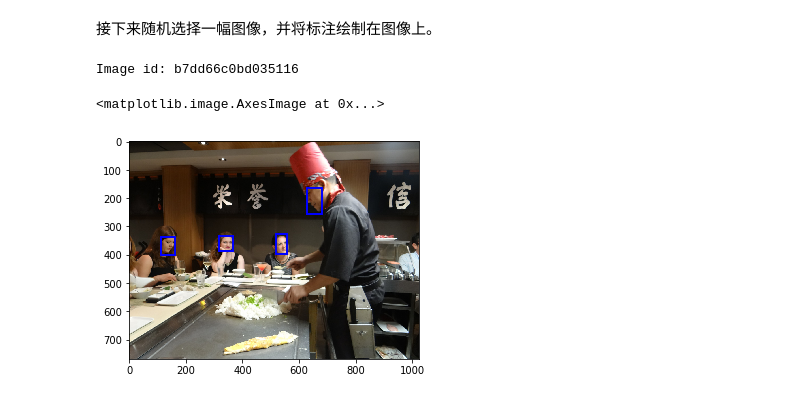
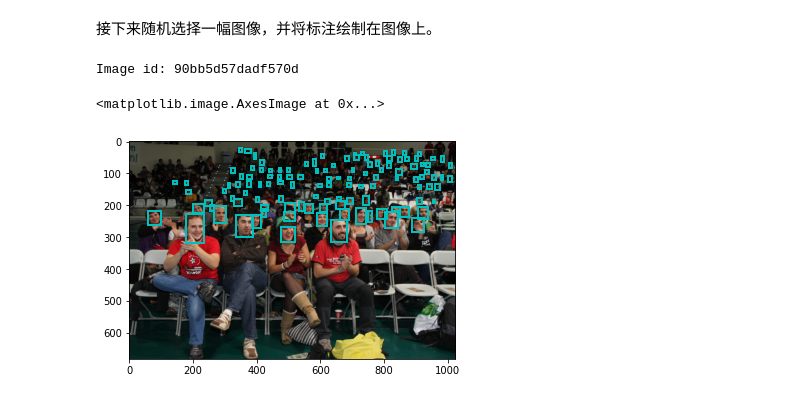
Before and after one commit to yinguobing/open_images, a Jupyter notebook: open_images.ipynb, the cells around one changed output. Cells and saved outputs as stored; diff of their text form; code cells hidden in the pictures.

```diff
--- a/open_images.ipynb
+++ b/open_images.ipynb
@@ -55,0 +34,2 @@ The map is constructed, let's try to get one image from ID to make sure the map
+# %%
+root_dir = "/home/robin/hdd/data/raw/open_images/v6"
@@ -79,6 +63,5 @@ plt.imshow(val_img)
 # %%
-boxes = pd.read_csv('./annotation/train-annotations-bbox.csv')
+boxes = pd.read_csv(os.path.join(root_dir, 'annotation/oidv6-train-annotations-bbox.csv'))
 print("Total records: {}".format(boxes['Source'].count()))
-boxes.head()
 # %% [output]
 Total records: 14610229
@@ -130,7 +89,7 @@ image_ids.head()
 # %% [markdown]
 载入Metadata并查看其内容。
 # %%
-metadata = pd.read_csv('./annotation/class-descriptions-boxable.csv', header=None)
+metadata = pd.read_csv(os.path.join(root_dir, 'annotation/class-descriptions-boxable.csv'), header=None)
 metadata.head()
 # %% [output]
 |  | 0 | 1 |
@@ -176,27 +134,26 @@ face_anns.head()
 # %%
 img_id = np.random.choice(face_anns['ImageID'])
 print("Image id: {}".format(img_id))
-img = plt.imread(img_id_url_map[img_id])
+img = plt.imread(os.path.join(root_dir, 'train', img_id+'.jpg'))
 
 # Be careful sometimes the image is of gray format that there is only one channel. As the neural networks most likely require a fixed input channel, it would be better to convert the image into 3 channel.
 img_height, img_width = img.shape[:2]
 
 # Try to draw the annotation.
 chosen_anns = face_anns[face_anns['ImageID'] == img_id]
 bboxes = chosen_anns.loc[:, ['XMin', 'XMax', 'YMin', 'YMax']].values
 currentAxis = plt.gca()
 for each_box in bboxes:
     rect = Rectangle((each_box[0]*img_width, each_box[2]*img_height),
                      (each_box[1] - each_box[0])*img_width,
                      (each_box[3] - each_box[2])*img_height,
                      linewidth = 2,
-                     edgecolor = 'b',
+                     edgecolor = 'c',
                      facecolor='None'
                     )
     currentAxis.add_patch(rect)
 plt.imshow(img)
-# chosen_anns
 # %% [output]
-Image id: b7dd66c0bd035116
+Image id: 90bb5d57dadf570d
 <matplotlib.image.AxesImage at 0x...>
-[figure, old version]
+[figure, new version]
```
Also changed, not shown: parts of 36 cells of this notebook.
